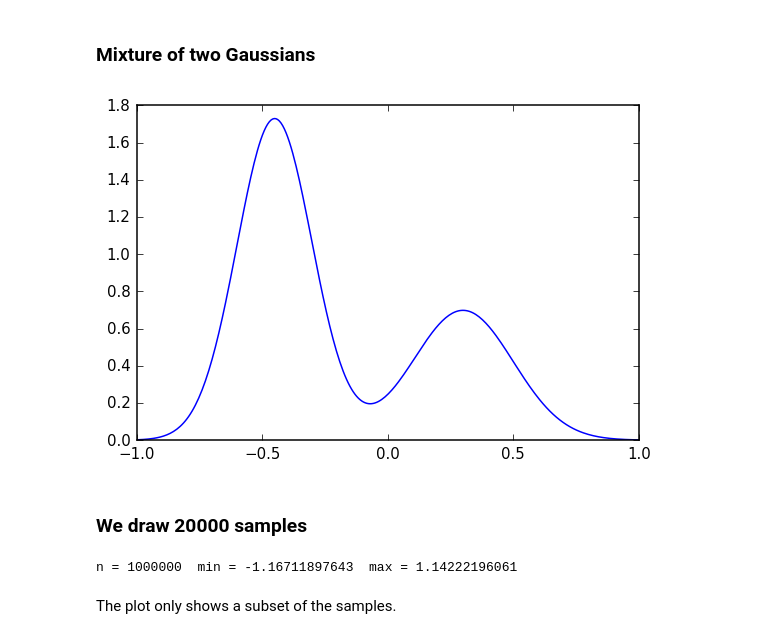
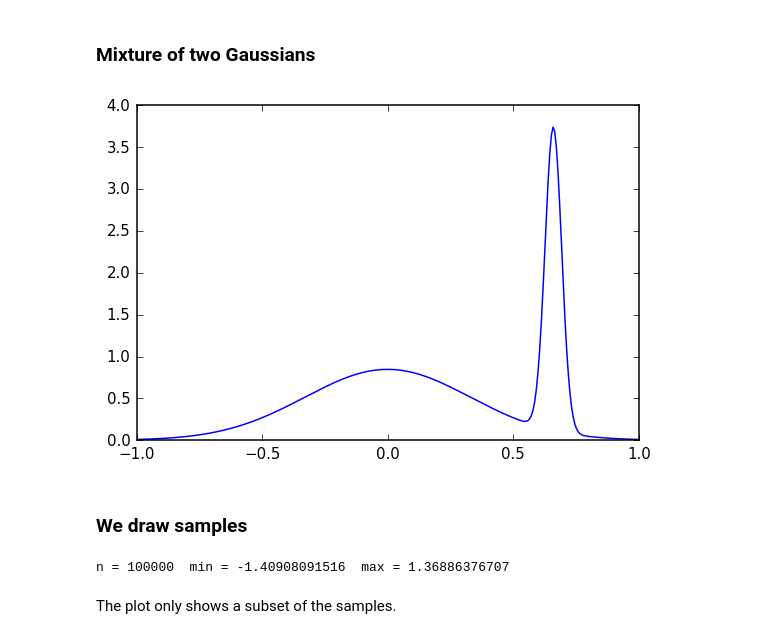
Before and after one commit to ludwigschmidt/ppoly_density, a Jupyter notebook: experiments/piecewise_poly_example.ipynb, the cells around one changed output. Cells and saved outputs as stored; diff of their text form; code cells hidden in the pictures.

```diff
--- a/experiments/piecewise_poly_example.ipynb
+++ b/experiments/piecewise_poly_example.ipynb
@@ -18,22 +18,23 @@ Populating the interactive namespace from numpy and matplotlib
 # %% [markdown]
 ### Mixture of two Gaussians
 # %%
-mixture_params = ((.65, -.45, .15), (.35, .3, .2))
-distribution = mixture_distribution([normal_distribution(-.45, .15), normal_distribution(.3, .2)], [.65, .35])
+#distribution = mixture_distribution([normal_distribution(-.45, .15), normal_distribution(.3, .2)], [.65, .35])
+#distribution = mixture_distribution([normal_distribution(0.0, 1.0), normal_distribution(0.0, 1.0)], [1.0, 0.0])
+distribution = mixture_distribution([normal_distribution(0, 0.33), normal_distribution(.66, .033)], [.7, .3])
 fig = plot_distribution(distribution, (-1, 1))
 # %% [output]
-[figure, old version]
+[figure, new version]
 # %% [markdown]
-### We draw 20000 samples
+### We draw samples
 # %%
-n = 1000000
+n = 100000
 samples = sorted(distribution.draw_samples(n))
 
 smin = np.min(samples) - 1e-3
 smax = np.max(samples) + 1e-3
 print('n = {}  min = {}  max = {}'.format(n, np.min(samples), np.max(samples)))
 # %% [output]
-n = 1000000  min = -1.16711897643  max = 1.14222196061
+n = 100000  min = -1.40908091516  max = 1.36886376707
 # %% [markdown]
 The plot only shows a subset of the samples.
 # %%
```
Also changed, not shown: parts of 21 cells of this notebook, 2 other files.
